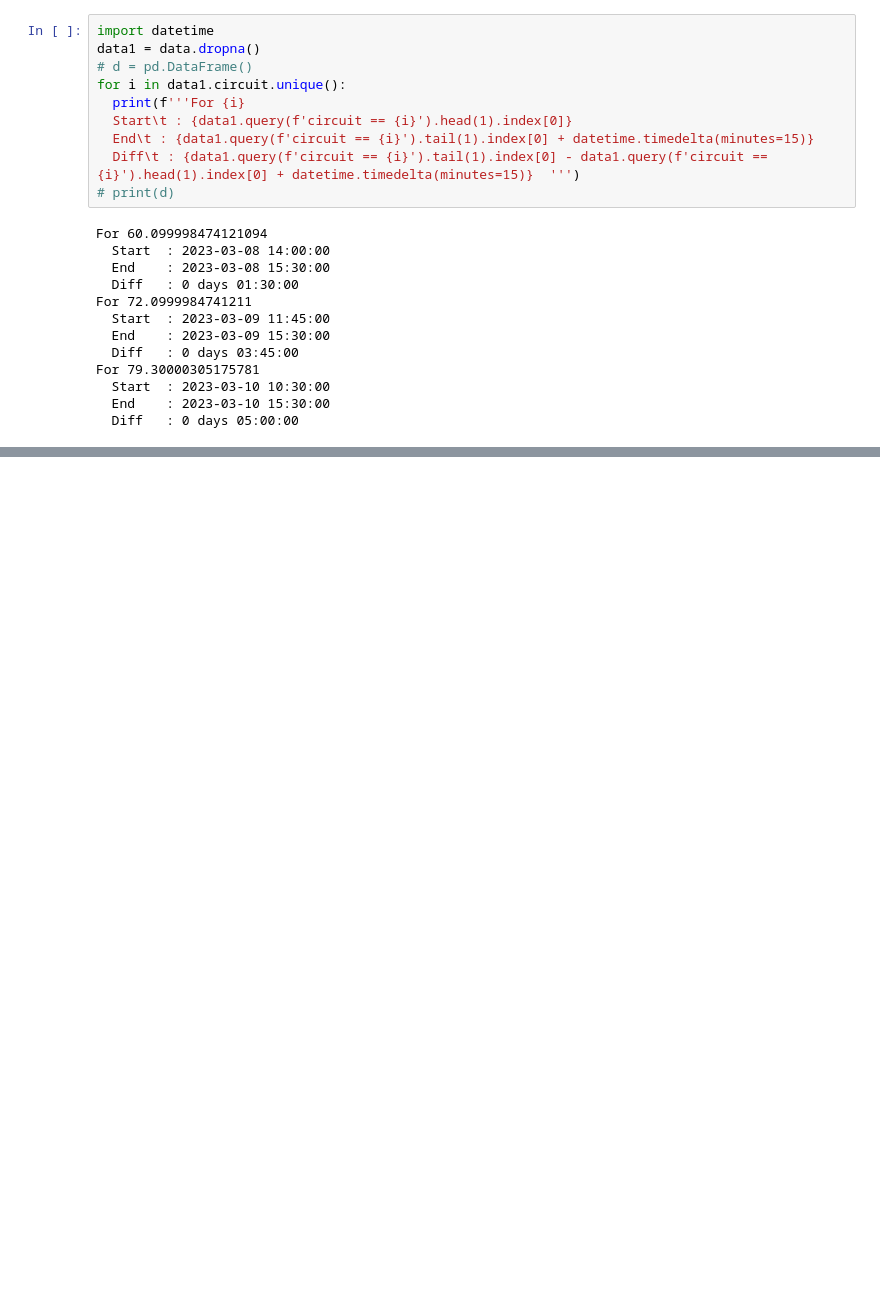
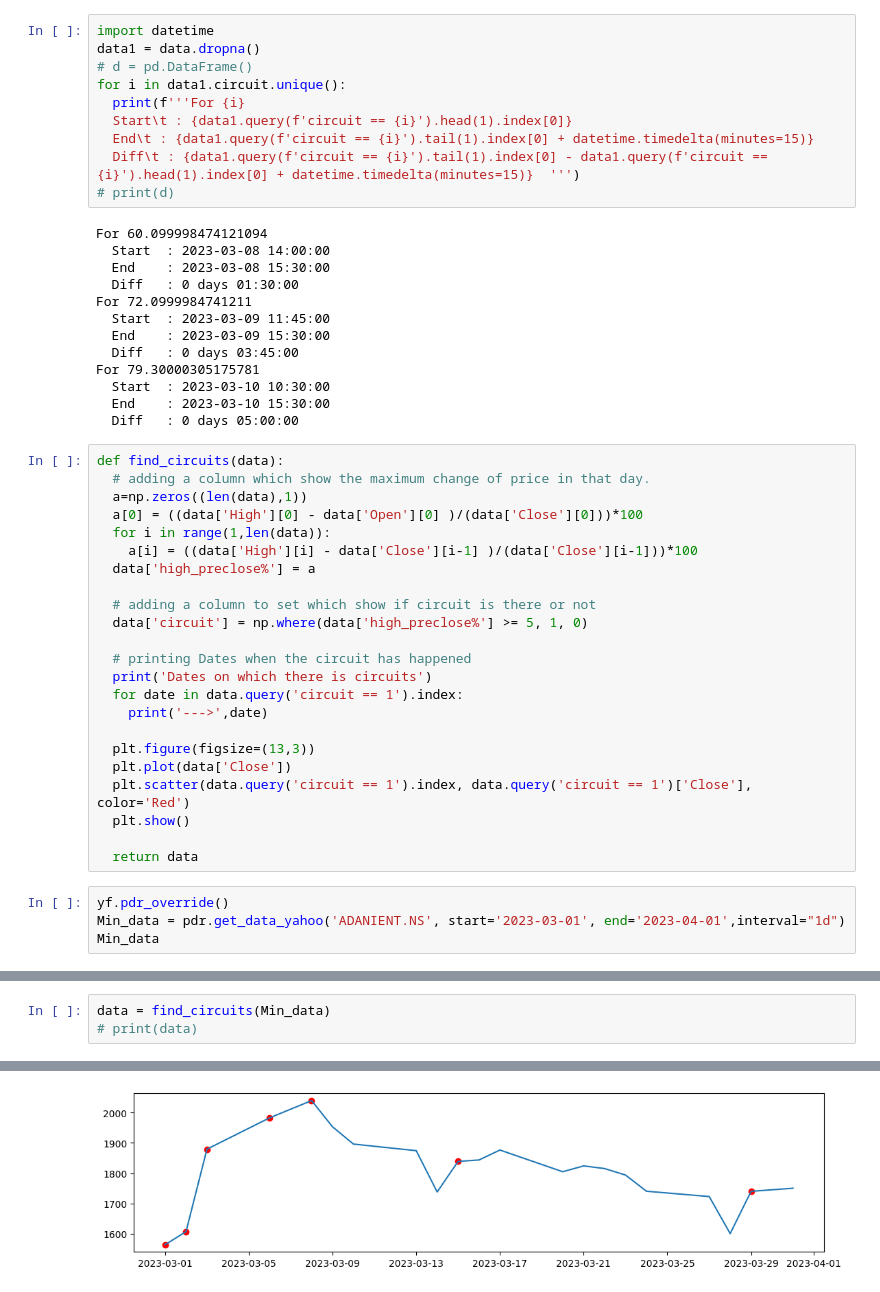
Before and after one commit to shreya139/Circuits-in-Stocks, a Jupyter notebook: Circuit_Identification_Updated.ipynb, the cells around one changed output, grey strips where cells are left out. Drawn from its saved outputs; the diff is of its cells as text; blank space fills up the shorter version.

```diff
--- a/Circuit_Identification_Updated.ipynb
+++ b/Circuit_Identification_Updated.ipynb
@@ -357,3 +357,30 @@ For 79.30000305175781
   Start  : 2023-03-10 10:30:00
   End    : 2023-03-10 15:30:00
   Diff   : 0 days 05:00:00
+# %%
+def find_circuits(data):
+  # adding a column which show the maximum change of price in that day.
+  a=np.zeros((len(data),1))
+  a[0] = ((data['High'][0] - data['Open'][0] )/(data['Close'][0]))*100
+  for i in range(1,len(data)):
+    a[i] = ((data['High'][i] - data['Close'][i-1] )/(data['Close'][i-1]))*100
+  data['high_preclose%'] = a
+
+  # adding a column to set which show if circuit is there or not
+  data['circuit'] = np.where(data['high_preclose%'] >= 5, 1, 0)
+
+  # printing Dates when the circuit has happened
+  print('Dates on which there is circuits')
+  for date in data.query('circuit == 1').index:
+    print('--->',date)
+
+  plt.figure(figsize=(13,3))
+  plt.plot(data['Close'])
+  plt.scatter(data.query('circuit == 1').index, data.query('circuit == 1')['Close'], color='Red')
+  plt.show()
+
+  return data
+# %%
+yf.pdr_override()
+Min_data = pdr.get_data_yahoo('ADANIENT.NS', start='2023-03-01', end='2023-04-01',interval="1d")
+Min_data
@@ -359,0 +407,4 @@ For 79.30000305175781
+# %%
+data = find_circuits(Min_data)
+# print(data)
+# %% [output]
@@ -359,0 +419 @@ For 79.30000305175781
+[figure, added]
```
Also changed, not shown: parts of 5 cells of this notebook.
